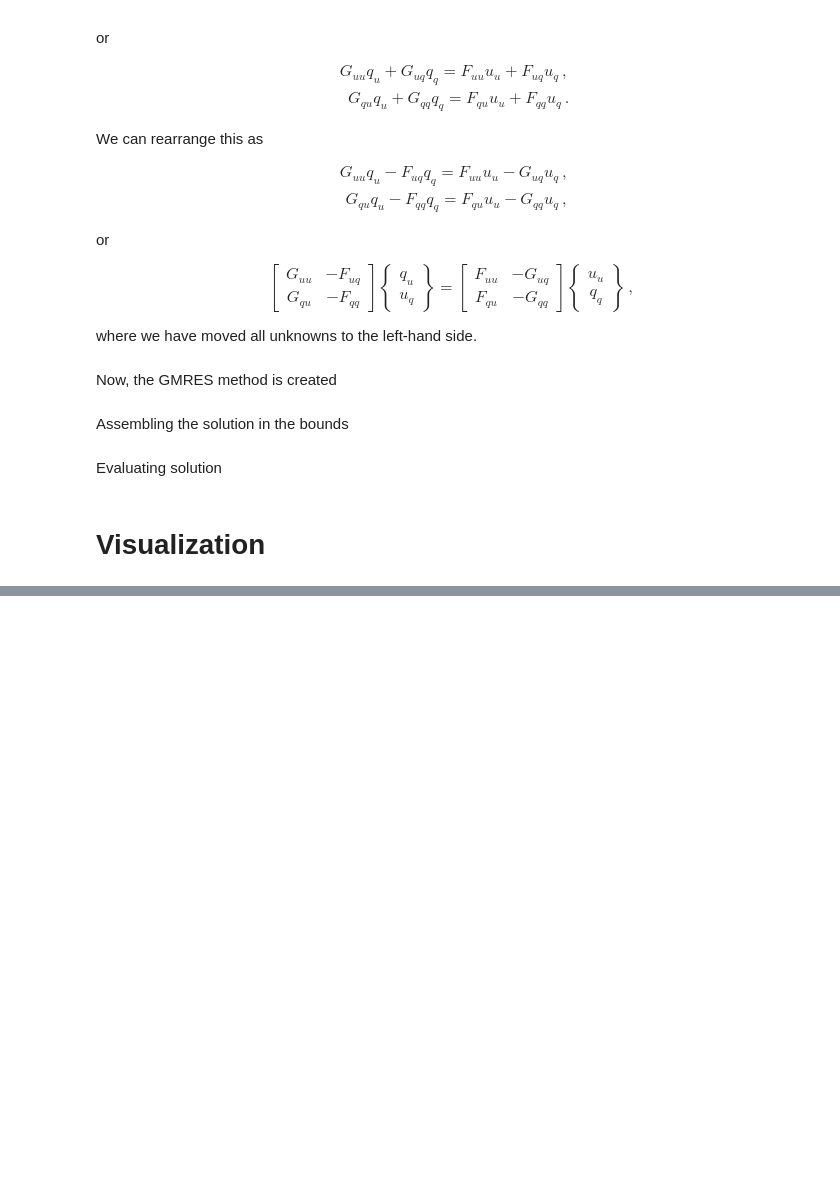
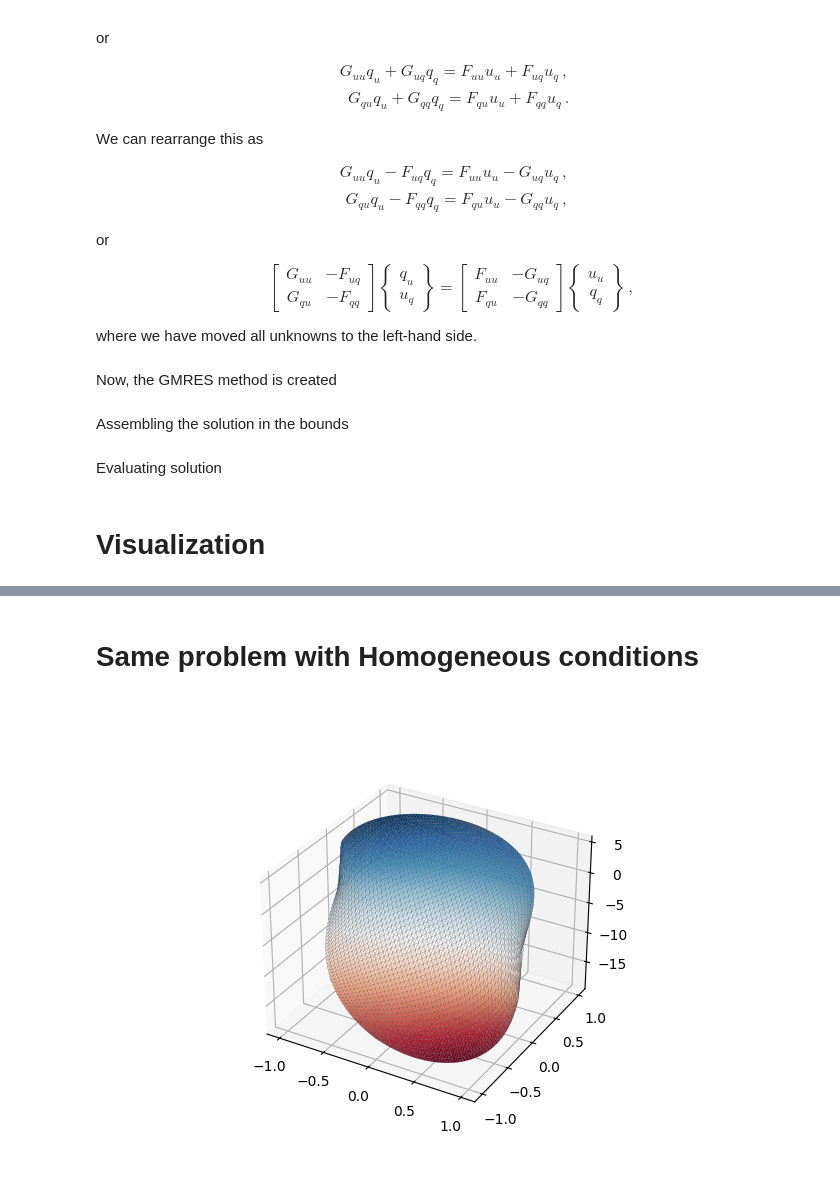
Before and after one commit to Ph0n1x0/FMM-BEM-, a Jupyter notebook: example_use.ipynb, the cells around one changed output, grey strips where cells are left out. Saved outputs shown, nothing was run; the diff lists cells and outputs as text; code cells hidden in the pictures; blank space fills up the shorter version.

```diff
--- a/example_use.ipynb
+++ b/example_use.ipynb
@@ -147,0 +147,34 @@ ax = surf_plot(mesh, 4, solution)
+# %% [markdown]
+# Same problem with Homogeneous conditions
+# %%
+theta = np.unwrap(np.arctan2(y_m, x_m))
+rhs = np.zeros(elems.shape[0])
+rhs[id_dir] = (theta[id_dir])**2 - theta[id_dir]
+rhs[id_neu] = (theta[id_neu])**2 - theta[id_neu]
+# %%
+from scipy.sparse.linalg import gmres, LinearOperator
+
+rhs_modified = B.dot(rhs)
+
+def matvec_A(x):
+    result = np.zeros_like(x)
+    result[np.ix_(id_dir)] = Gmat[np.ix_(id_dir)].dot(x) - Fmat[np.ix_(id_dir)].dot(x)
+    result[np.ix_(id_neu)] = Gmat[np.ix_(id_neu)].dot(x) - Fmat[np.ix_(id_neu)].dot(x)
+    return result
+
+shape = (rhs_modified.size, rhs_modified.size)
+A_operator = LinearOperator(shape, matvec=matvec_A)
+sol,_ = gmres(A_operator, rhs_modified)
+# %%
+u_bound = np.zeros_like(sol)
+q_bound = np.zeros_like(sol)
+u_bound[id_dir] = rhs[id_dir]
+u_bound[id_neu] = sol[id_neu]
+q_bound[id_dir] = sol[id_dir]
+q_bound[id_neu] = rhs[id_neu]
+# %%
+solution = eval_sol(mesh.points[:, :2], coords, elems, u_bound, q_bound)
+# %%
+ax = surf_plot(mesh, 4, solution)
+# %% [output]
+[figure, added]
```
Also changed, not shown: parts of 2 cells of this notebook.
